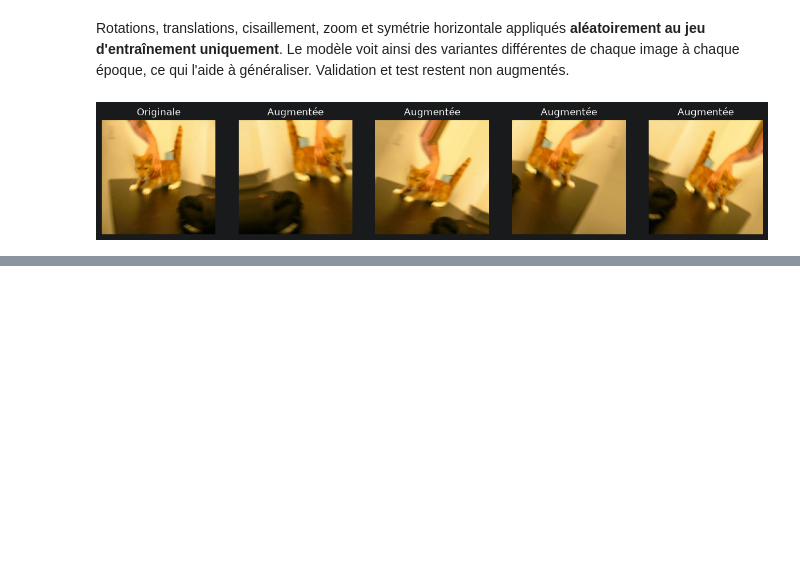
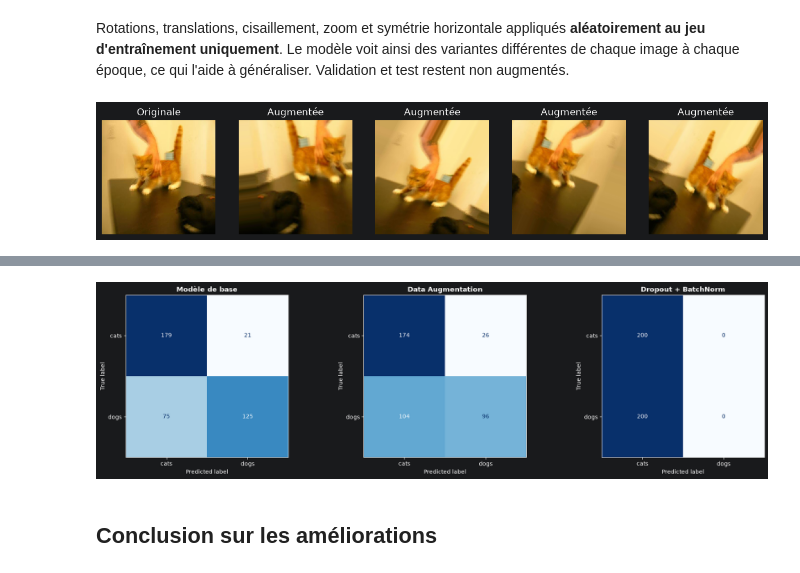
Before and after one commit to Amafin/IAetMLforIT_Project, a Jupyter notebook: Project.ipynb, the cells around one changed output, grey strips where cells are left out. Drawn from its saved outputs; the diff is of its cells as text; code cells hidden in the pictures; blank space fills up the shorter version.

```diff
--- a/Project.ipynb
+++ b/Project.ipynb
@@ -492,3 +473,12 @@ for ax, batch in zip(axes[1:], aug_preview.flow(x, batch_size=1, seed=SEED)):
 plt.show()
 # %% [output]
 [figure]
+# %%
+train_gen_aug, val_gen_aug, test_gen_aug = make_generators(IMG_SIZE, augment=True)
+
+model_aug = build_baseline(IMG_SIZE)
+model_aug.compile(optimizer=keras.optimizers.Adam(1e-3), loss="binary_crossentropy", metrics=["accuracy"])
+
+history_aug = model_aug.fit(train_gen_aug, epochs=EPOCHS, validation_data=val_gen_aug)
+plot_history(history_aug, "(data augmentation)")
+evaluate_model(model_aug, test_gen_aug, "Data augmentation")
@@ -494,0 +560,32 @@ plt.show()
+# %%
+# Liste des modèles et de leurs étiquettes
+trained_models = [
+    (model, "Modèle de base"),
+    (model_aug, "Data Augmentation"),      # ou l'instance de modèle ré-entraînée
+    (model_reg, "Dropout + BatchNorm")
+]
+
+class_names = list(test_data_gen.class_indices.keys())
+y_true = test_data_gen.classes
+
+fig, axes = plt.subplots(1, 3, figsize=(18, 5))
+
+for idx, (m, title) in enumerate(trained_models):
+    # Réinitialisation du générateur pour garantir le bon ordre des prédictions
+    test_data_gen.reset()
+
+    preds = m.predict(test_data_gen, verbose=0)
+    y_pred = (preds > 0.5).astype(int).reshape(-1)
+
+    cm = confusion_matrix(y_true, y_pred)
+    disp = ConfusionMatrixDisplay(confusion_matrix=cm, display_labels=class_names)
+
+    disp.plot(cmap=plt.cm.Blues, ax=axes[idx], colorbar=False, values_format='d')
+    axes[idx].set_title(title, fontsize=12, fontweight='bold')
+
+plt.tight_layout()
+plt.show()
+# %% [output]
+[figure, added]
+# %% [markdown]
+## Conclusion sur les améliorations
```
Also changed, not shown: parts of 19 cells of this notebook.
